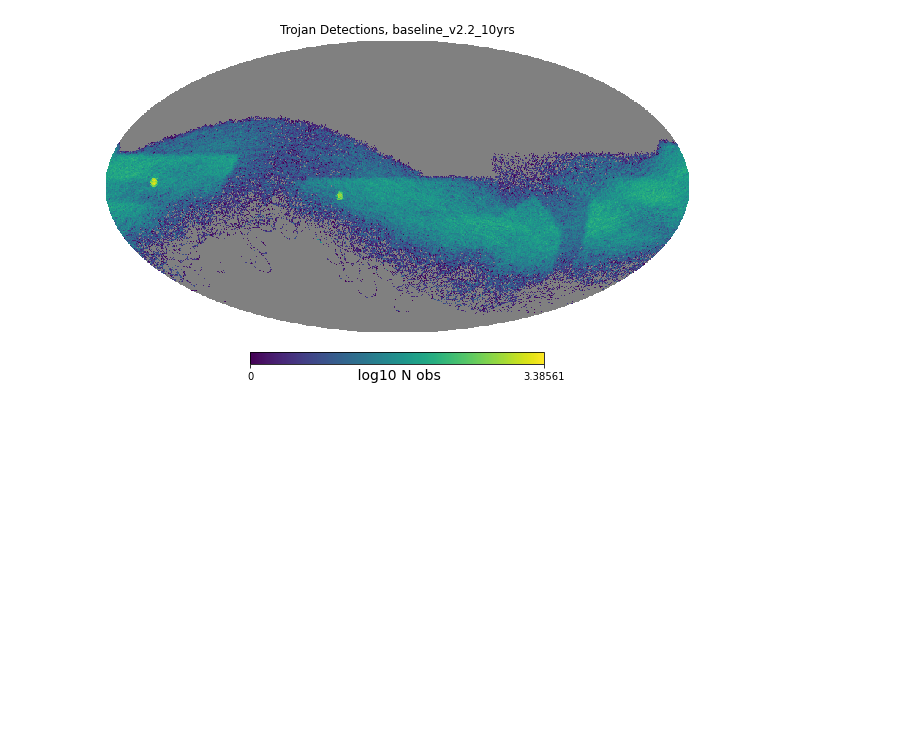
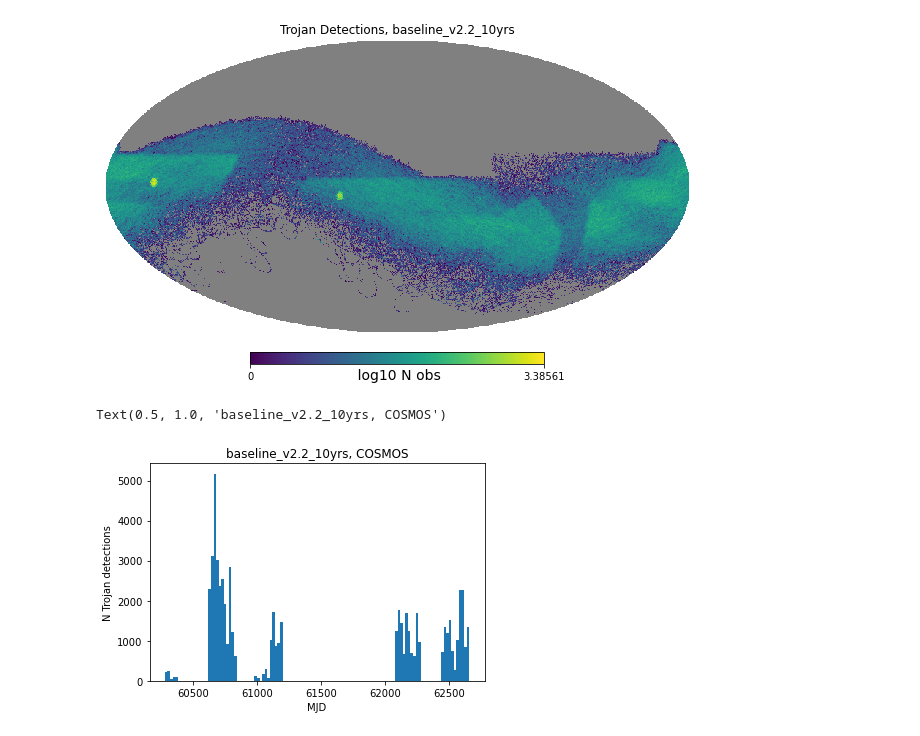
Before and after one commit to lsst-sims/sims_featureScheduler_runs2.2, a Jupyter notebook: baseline/trojan_map.ipynb, the cells around one changed output. Drawn from its saved outputs; the diff is of its cells as text; code cells hidden in the pictures; blank space fills up the shorter version.

Commit message:
histogram

```diff
--- a/baseline/trojan_map.ipynb
+++ b/baseline/trojan_map.ipynb
@@ -37,3 +37,19 @@ hp.mollview(hpdensity, title='Trojan Detections, baseline_v2.2_10yrs', unit='N o
 hp.mollview(np.log10(hpdensity), title='Trojan Detections, baseline_v2.2_10yrs', unit=' log10 N obs')
 # %% [output]
 [figure]
+# %%
+ddfs = ddf_locations()
+# %%
+dist = angularSeparation(ddfs['COSMOS'][0], ddfs['COSMOS'][1], df['ra'].values, df['dec'].values)
+# %%
+inside_rad_deg = np.where(dist < 1.8)[0]
+# %%
+mjds = df['observationStartMJD'].values[inside_rad_deg]
+bins = np.arange(mjds.min(), mjds.max(), 20)
+_temp = plt.hist(mjds, bins=bins)
+plt.xlabel('MJD')
+plt.ylabel('N Trojan detections')
+plt.title('baseline_v2.2_10yrs, COSMOS')
+# %% [output]
+Text(0.5, 1.0, 'baseline_v2.2_10yrs, COSMOS')
+[figure, added]
```
Also changed, not shown: parts of 1 cell of this notebook.
